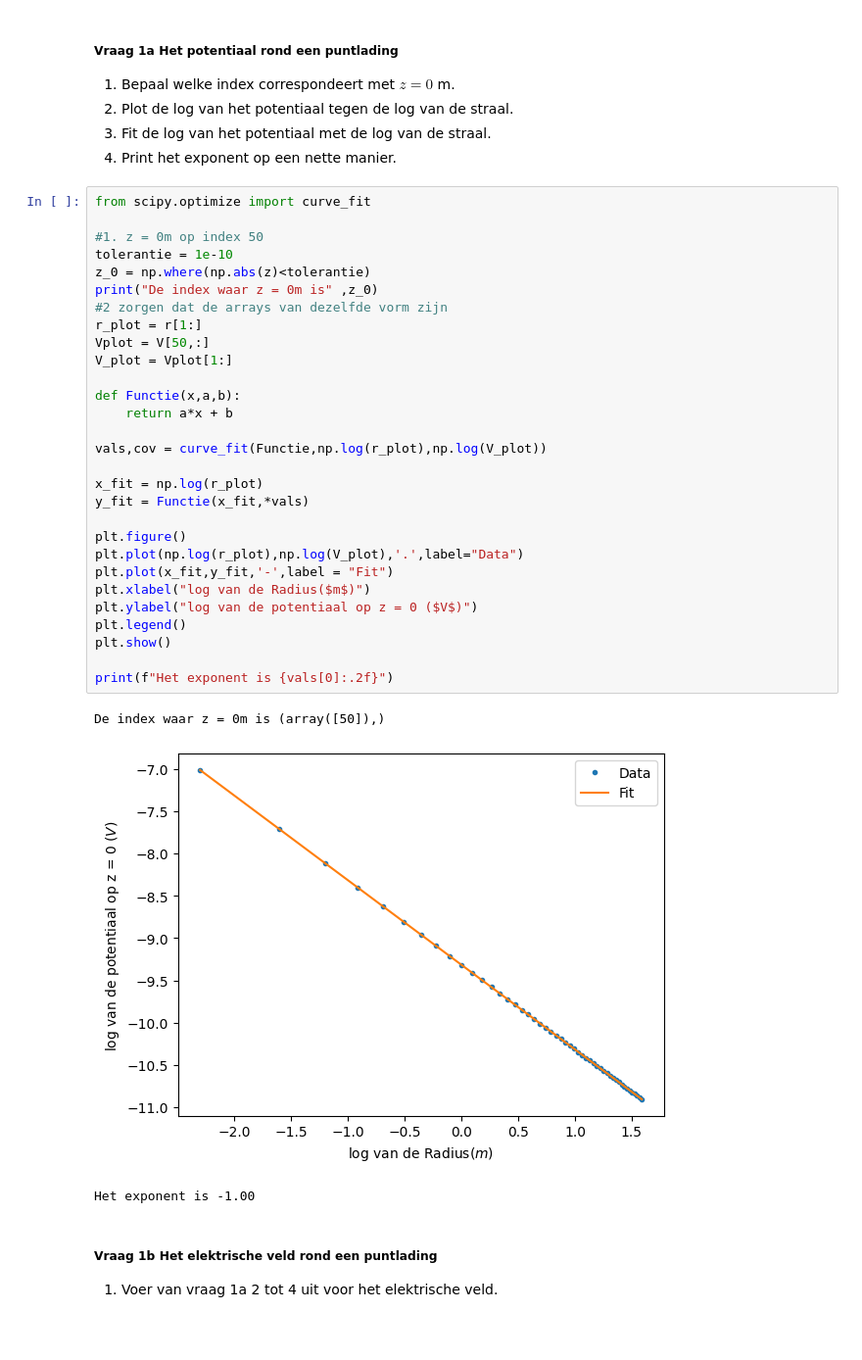
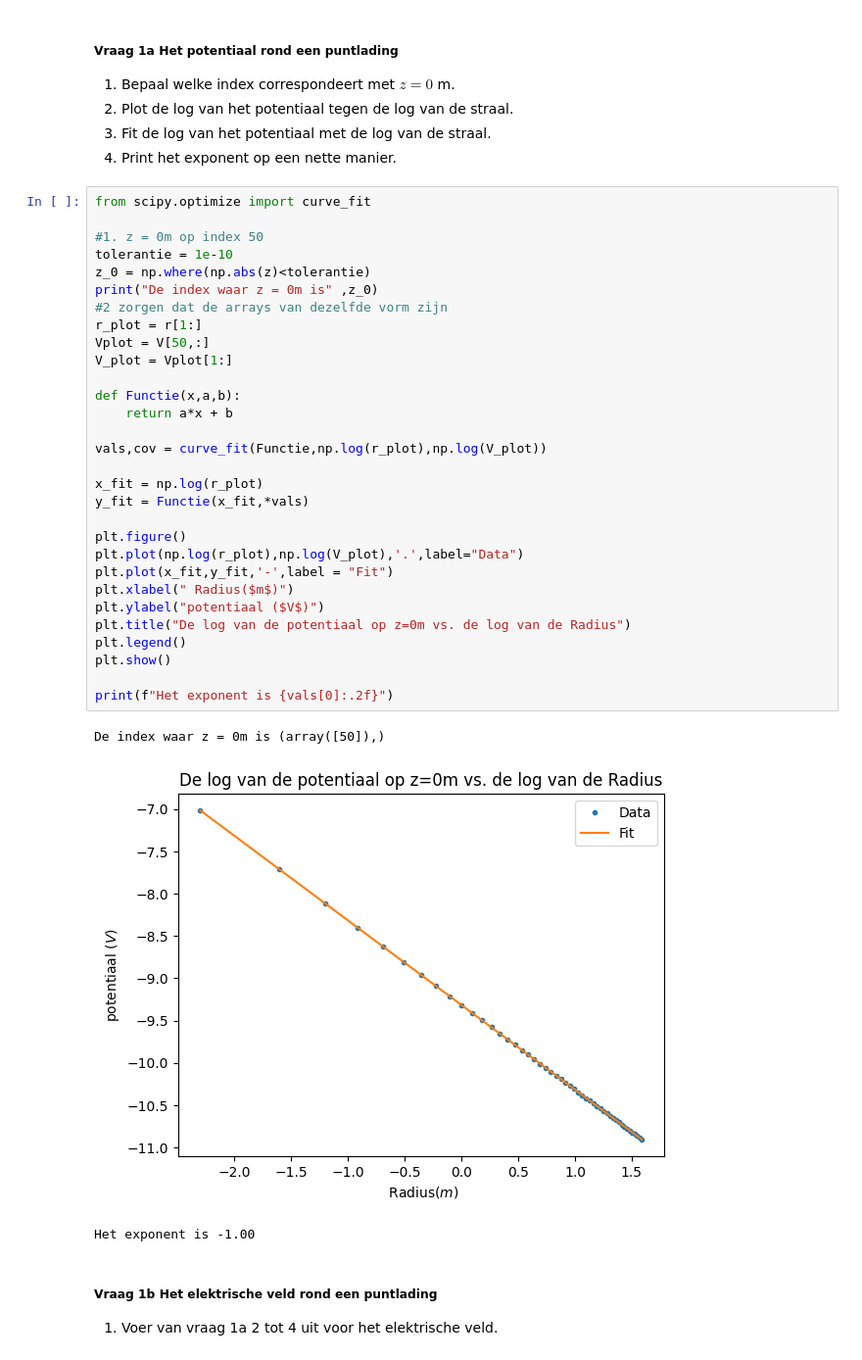
Before and after one commit to daantjebunschoten1-gif/opdrachten-DEF-D, a Jupyter notebook: DigitaleOntwerpopdrachten/1CondensatorOpdracht/CondensatorOntwerpopdracht.ipynb, the cells around one changed output. Shown at 98% size. Drawn from its saved outputs; the diff is of its cells as text; blank space fills up the shorter version.

```diff
--- a/DigitaleOntwerpopdrachten/1CondensatorOpdracht/CondensatorOntwerpopdracht.ipynb
+++ b/DigitaleOntwerpopdrachten/1CondensatorOpdracht/CondensatorOntwerpopdracht.ipynb
@@ -89,35 +90,36 @@ plot_results_pt_charge_at_origin(Ez, Er, normE, V, r, z, grid_step)
 # %%
 from scipy.optimize import curve_fit
 
 #1. z = 0m op index 50
 tolerantie = 1e-10
 z_0 = np.where(np.abs(z)<tolerantie)
 print("De index waar z = 0m is" ,z_0)
 #2 zorgen dat de arrays van dezelfde vorm zijn
 r_plot = r[1:]
 Vplot = V[50,:]
 V_plot = Vplot[1:]
 
 def Functie(x,a,b):
     return a*x + b
 
 vals,cov = curve_fit(Functie,np.log(r_plot),np.log(V_plot))
 
 x_fit = np.log(r_plot)
 y_fit = Functie(x_fit,*vals)
 
 plt.figure()
 plt.plot(np.log(r_plot),np.log(V_plot),'.',label="Data")
 plt.plot(x_fit,y_fit,'-',label = "Fit")
-plt.xlabel("log van de Radius($m$)")
-plt.ylabel("log van de potentiaal op z = 0 ($V$)")
+plt.xlabel(" Radius($m$)")
+plt.ylabel("potentiaal ($V$)")
+plt.title("De log van de potentiaal op z=0m vs. de log van de Radius")
 plt.legend()
 plt.show()
 
 print(f"Het exponent is {vals[0]:.2f}")
 # %% [output]
 De index waar z = 0m is (array([50]),)
-[figure, old version]
+[figure, new version]
 Het exponent is -1.00
 # %% [markdown]
 ##### Vraag 1b Het elektrische veld rond een puntlading
```
Also changed, not shown: parts of 5 cells of this notebook.
